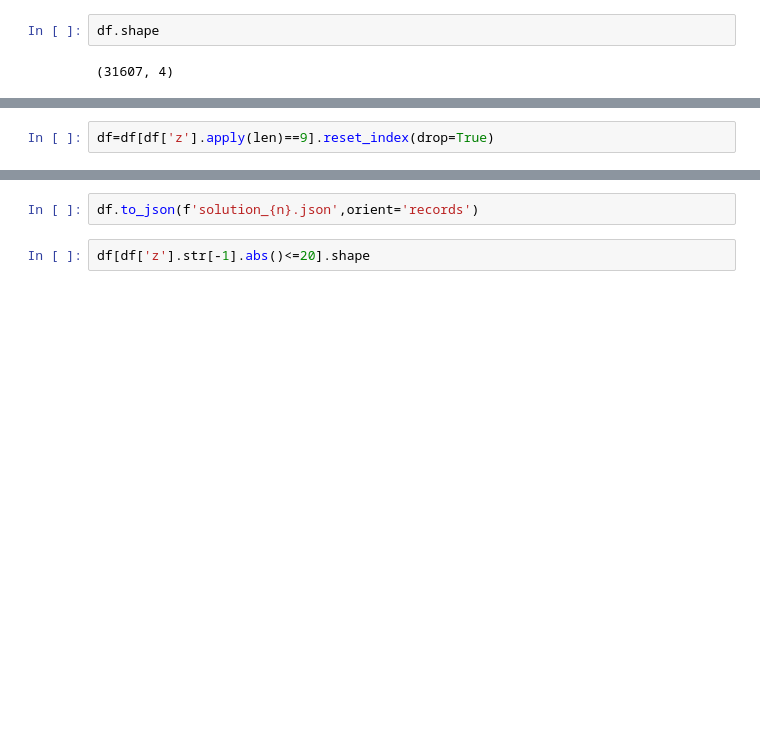
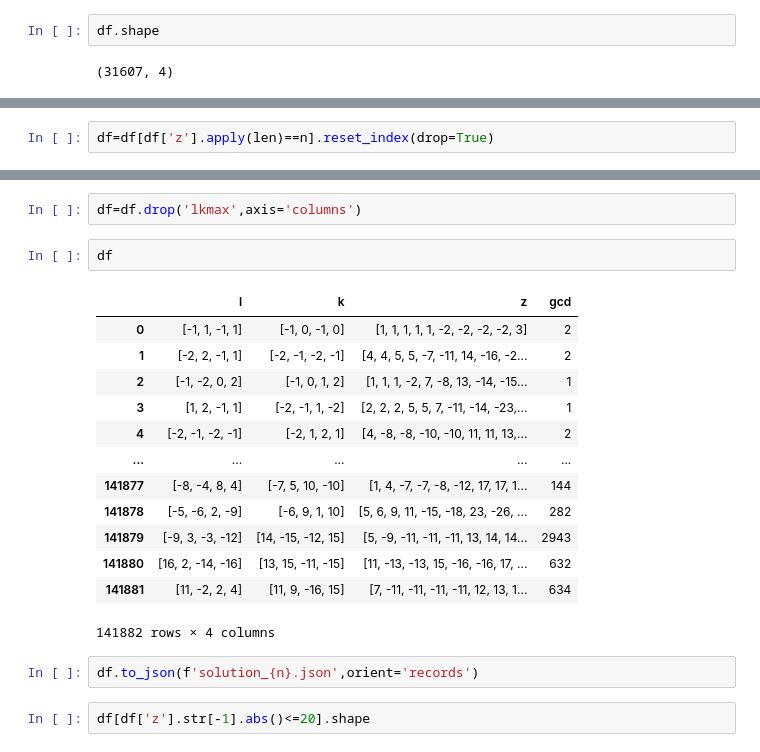
Before and after one commit to restrepo/Advanced_Computation, a Jupyter notebook: Multiprocessing.ipynb, the cells around one changed output, grey strips where cells are left out. Saved outputs shown, nothing was run; the diff lists cells and outputs as text; blank space fills up the shorter version.

```diff
--- a/Multiprocessing.ipynb
+++ b/Multiprocessing.ipynb
@@ -425,7 +452,7 @@ df[df['z'].apply(len)==9].shape
 # %% [output]
 (25198, 4)
 # %%
-df=df[df['z'].apply(len)==9].reset_index(drop=True)
+df=df[df['z'].apply(len)==n].reset_index(drop=True)
 # %%
 df.shape
 # %% [output]
@@ -433,3 +460,21 @@ df.shape
+# %%
+df=df.drop('lkmax',axis='columns')
+# %%
+df
+# %% [output]
+|  | l | k | z | gcd |
+| 0 | [-1, 1, -1, 1] | [-1, 0, -1, 0] | [1, 1, 1, 1, 1, -2, -2, -2, -2, 3] | 2 |
+| 1 | [-2, 2, -1, 1] | [-2, -1, -2, -1] | [4, 4, 5, 5, -7, -11, 14, -16, -2... | 2 |
+| 2 | [-1, -2, 0, 2] | [-1, 0, 1, 2] | [1, 1, 1, -2, 7, -8, 13, -14, -15... | 1 |
+| 3 | [1, 2, -1, 1] | [-2, -1, 1, -2] | [2, 2, 2, 5, 5, 7, -11, -14, -23,... | 1 |
+| 4 | [-2, -1, -2, -1] | [-2, 1, 2, 1] | [4, -8, -8, -10, -10, 11, 11, 13,... | 2 |
+| ... | ... | ... | ... | ... |
+| 141877 | [-8, -4, 8, 4] | [-7, 5, 10, -10] | [1, 4, -7, -7, -8, -12, 17, 17, 1... | 144 |
+| 141878 | [-5, -6, 2, -9] | [-6, 9, 1, 10] | [5, 6, 9, 11, -15, -18, 23, -26, ... | 282 |
+| 141879 | [-9, 3, -3, -12] | [14, -15, -12, 15] | [5, -9, -11, -11, -11, 13, 14, 14... | 2943 |
+| 141880 | [16, 2, -14, -16] | [13, 15, -11, -15] | [11, -13, -13, 15, -16, -16, 17, ... | 632 |
+| 141881 | [11, -2, 2, 4] | [11, 9, -16, 15] | [7, -11, -11, -11, -11, 12, 13, 1... | 634 |
+141882 rows × 4 columns
 # %%
 df.to_json(f'solution_{n}.json',orient='records')
 # %%
```
Also changed, not shown: parts of 12 cells of this notebook.
